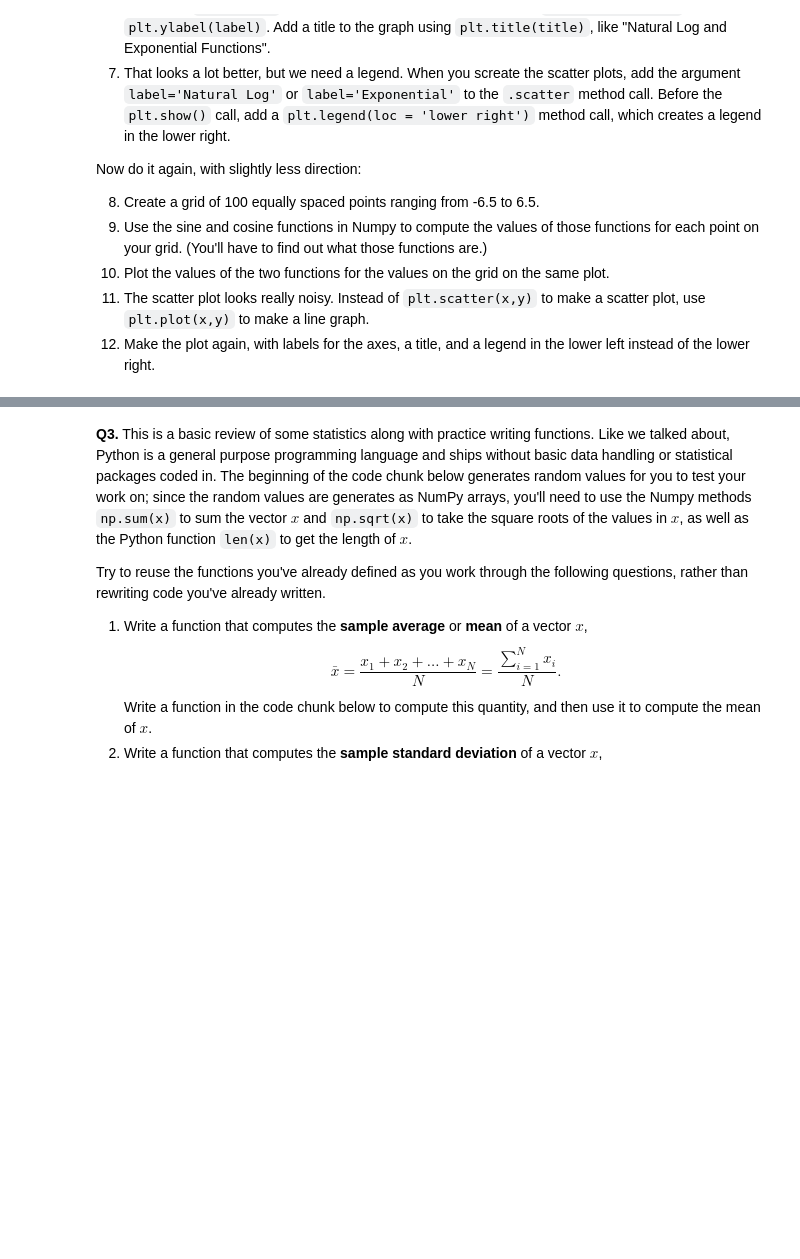
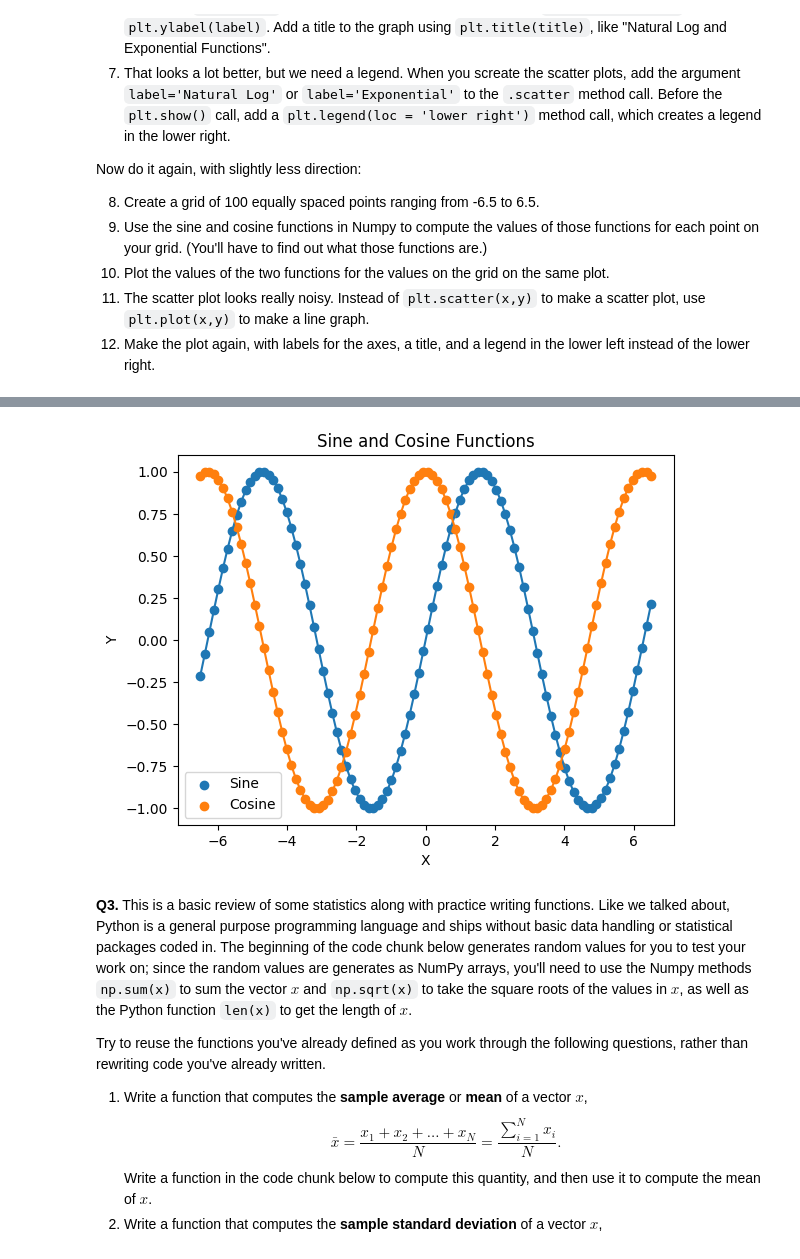
Before and after one commit to wdgstl/programming, a Jupyter notebook: Will_Giles_assignment_programming.ipynb, the cells around one changed output, grey strips where cells are left out. Cells and saved outputs as stored; diff of their text form; code cells hidden in the pictures; blank space fills up the shorter version.

```diff
--- a/Will_Giles_assignment_programming.ipynb
+++ b/Will_Giles_assignment_programming.ipynb
@@ -85,3 +141,47 @@ import matplotlib.pyplot as plt
+# %%
+#parts 8-12 below
+
+x2 = np.linspace(-6.5,6.5, num = 100)
+
+sin = np.sin(x2)
+cos = np.cos(x2)
+
+y2 = np.array(sin)
+z2 = np.array(cos)
+
+#uncomment to make scatter plot:
+
+# plt.scatter(x2,y2, label='Sine')
+
+# plt.scatter(x2,z2, label='Cosine')
+
+#uncomment to make line graph
+
+# plt.plot(x2,y2, label='Sine')
+
+# plt.plot(x2,z2, label='Cosine')
+
+#uncomment to make scatte-line plot:
+
+plt.scatter(x2,y2, label='Sine')
+
+plt.scatter(x2,z2, label='Cosine')
+
+plt.plot(x2,y2)
+
+plt.plot(x2,z2)
+
+
+plt.title("Sine and Cosine Functions")
+
+plt.legend(loc = 'lower left')
+
+plt.xlabel("X")
+plt.ylabel("Y")
+
+plt.show()
+# %% [output]
+[figure, added]
 # %% [markdown]
 **Q3.** This is a basic review of some statistics along with practice writing functions. Like we talked about, Python is a general purpose programming language and ships without basic data handling or statistical packages coded in. The beginning of the code chunk below generates random values for you to test your work on; since the random values are generates as NumPy arrays, you'll need to use the Numpy methods `np.sum(x)` to sum the vector $x$ and `np.sqrt(x)` to take the square roots of the values in $x$, as well as the Python function `len(x)` to get the length of $x$.
 
```
Also changed, not shown: parts of 7 cells of this notebook.
